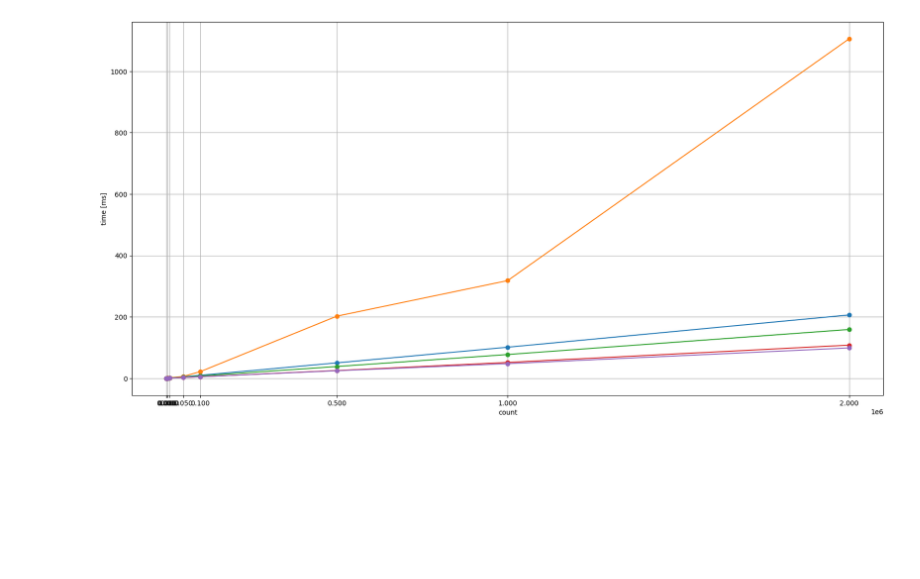
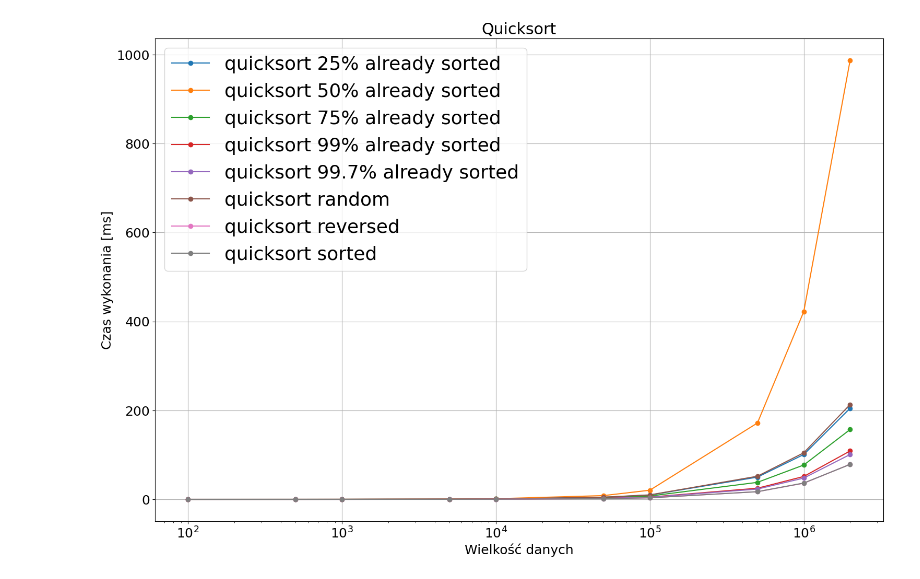
Before and after one commit to Cranhat/Algorithms-design-and-analysis, a Jupyter notebook: Project_1 Sorting Algorithms/Charts/Untitled.ipynb, the cells around one changed output. Saved outputs shown, nothing was run; the diff lists cells and outputs as text; code cells hidden in the pictures; blank space fills up the shorter version.

```diff
--- a/Project_1 Sorting Algorithms/Charts/Untitled.ipynb
+++ b/Project_1 Sorting Algorithms/Charts/Untitled.ipynb
@@ -6,4 +6,5 @@ from pathlib import Path
 import numpy as np
 # %%
 path = "../Results/"
+plt.rcParams.update({'font.size': 18})
 # %%
@@ -23,27 +26,33 @@ plt.show()
 # %%
 data0 = pd.read_csv(path + "quicksort 25% already sorted.csv", sep = ";")
 data1 = pd.read_csv(path + "quicksort 50% already sorted.csv", sep = ";")
 data2 = pd.read_csv(path + "quicksort 75% already sorted.csv", sep = ";")
 data3 = pd.read_csv(path + "quicksort 99% already sorted.csv", sep = ";")
 data4 = pd.read_csv(path + "quicksort 99.7% already sorted.csv", sep = ";")
 data5 = pd.read_csv(path + "quicksort.csv", sep = ";")
 data6 = pd.read_csv(path + "quicksort reversed.csv", sep = ";")
+data7 = pd.read_csv(path + "quicksort sorted.csv", sep = ";")
 
 
-fig, ax = plt.subplots(figsize=(20, 10))
+fig, ax = plt.subplots(figsize=(18, 12))
 
-ax.plot(data0["count"], data0["time"]/1000000, 'o-')
-ax.plot(data1["count"], data1["time"]/1000000, 'o-')
-ax.plot(data2["count"], data2["time"]/1000000, 'o-')
-ax.plot(data3["count"], data3["time"]/1000000, 'o-')
-ax.plot(data4["count"], data4["time"]/1000000, 'o-')
+ax.plot(data0["count"], data0["time"]/1000000, 'o-', label = "quicksort 25% already sorted")
+ax.plot(data1["count"], data1["time"]/1000000, 'o-', label = "quicksort 50% already sorted")
+ax.plot(data2["count"], data2["time"]/1000000, 'o-', label = "quicksort 75% already sorted")
+ax.plot(data3["count"], data3["time"]/1000000, 'o-', label = "quicksort 99% already sorted")
+ax.plot(data4["count"], data4["time"]/1000000, 'o-', label = "quicksort 99.7% already sorted")
+ax.plot(data5["count"], data5["time"]/1000000, 'o-', label = "quicksort random")
+ax.plot(data6["count"], data6["time"]/1000000, 'o-', label = "quicksort reversed")
+ax.plot(data7["count"], data7["time"]/1000000, 'o-', label = "quicksort sorted")
 
 ax.grid();
 ax.set(xticks = data0["count"]);
 
-plt.legend()
-plt.xlabel("count")
-plt.ylabel("time [ms]")
+plt.legend(fontsize = "x-large")
+plt.xscale("log")
+ax.set_title("Quicksort")
+ax.set_xlabel("Wielkość danych")
+ax.set_ylabel("Czas wykonania [ms]")
 plt.show()
 # %% [output]
-[figure, old version]
+[figure, new version]
```
Also changed, not shown: parts of 6 cells of this notebook, 15 other files.
